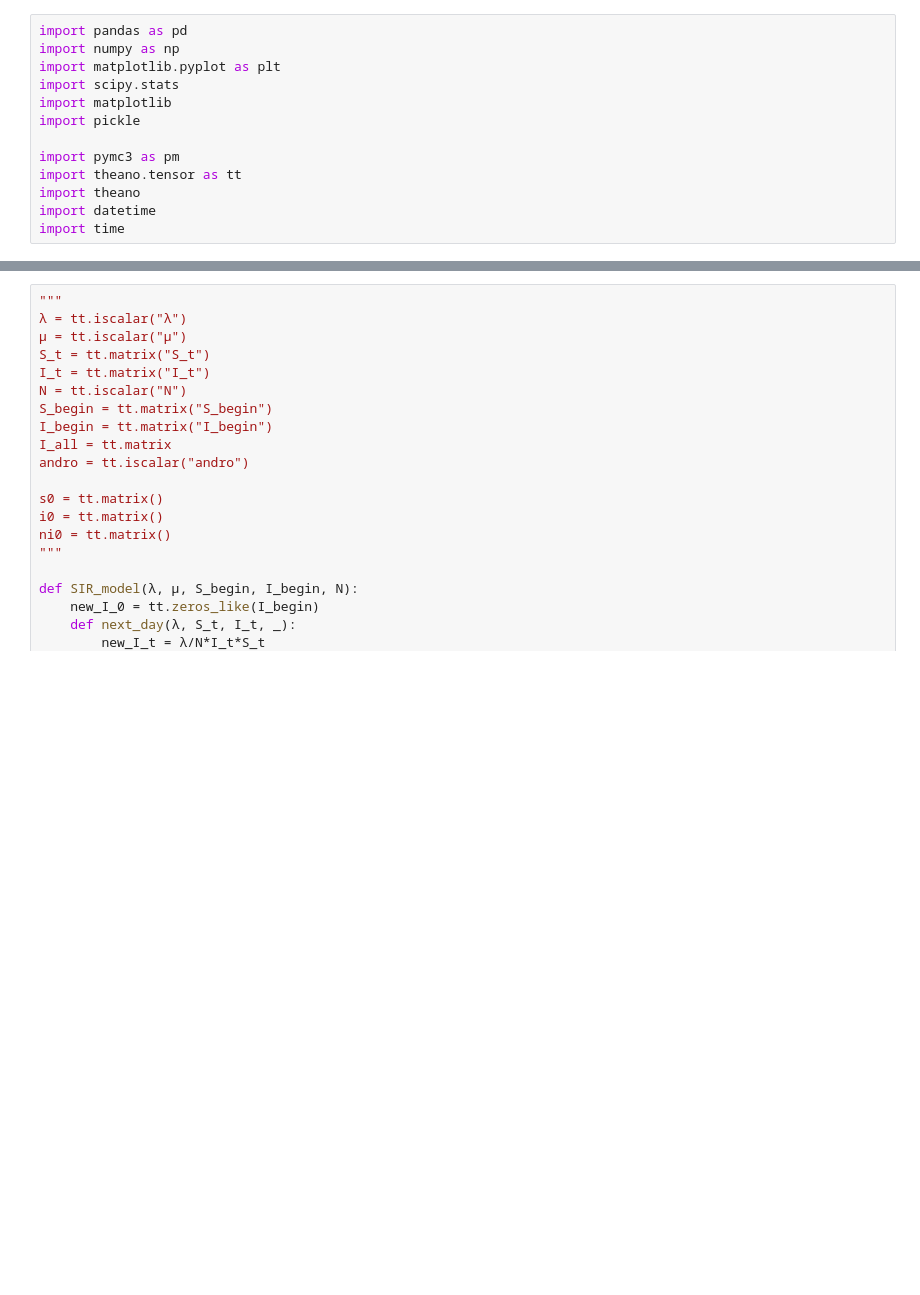
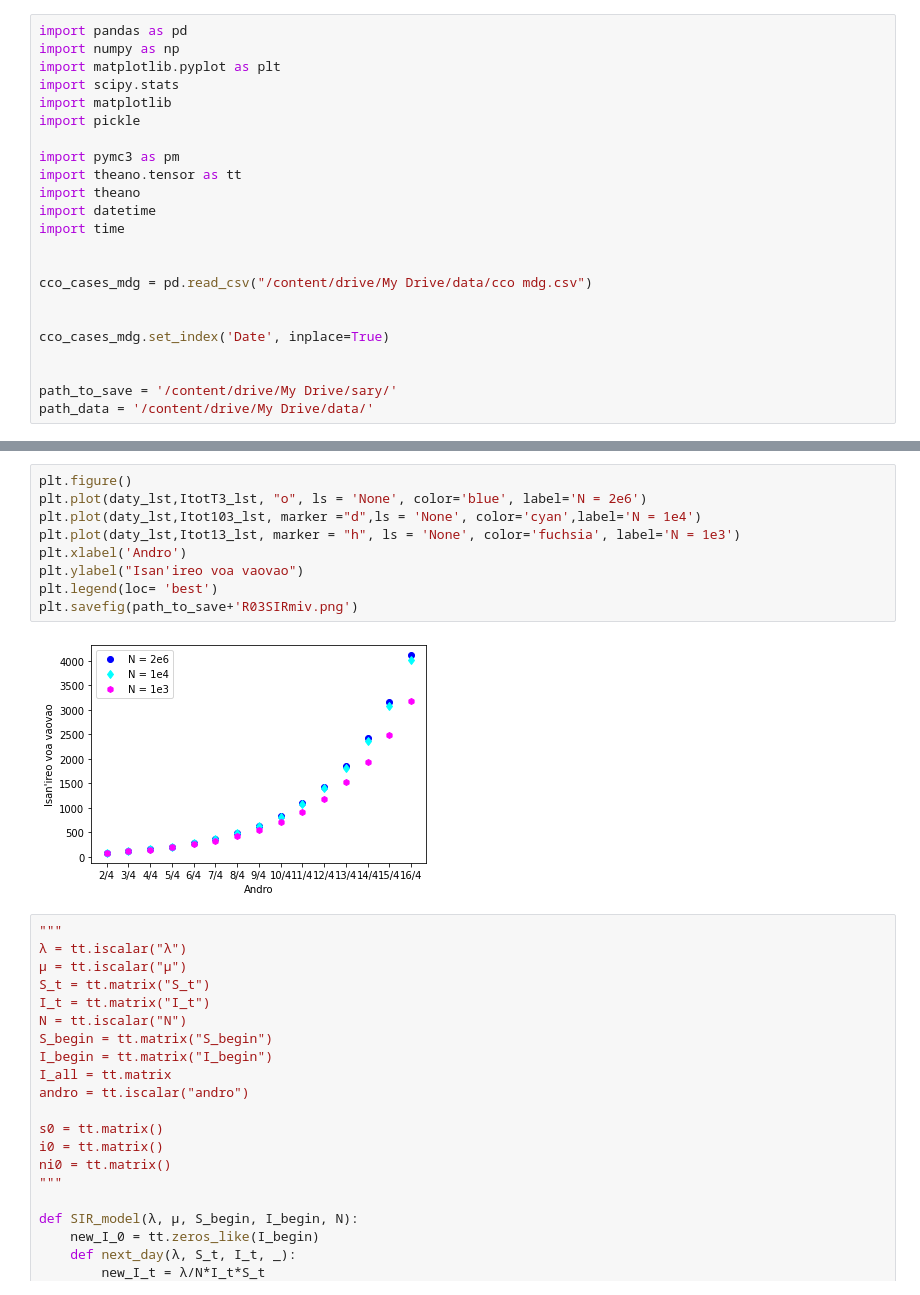
Before and after one commit to herysedra/covid19-mankaiza-clone, a Jupyter notebook: scripts/paper/simple_blocks/sir_mod_function.ipynb, the cells around one changed output, grey strips where cells are left out. Cells and saved outputs as stored; diff of their text form; blank space fills up the shorter version.

```diff
--- a/scripts/paper/simple_blocks/sir_mod_function.ipynb
+++ b/scripts/paper/simple_blocks/sir_mod_function.ipynb
@@ -13,3 +22,13 @@ import theano.tensor as tt
 import theano
 import datetime
 import time
+
+
+cco_cases_mdg = pd.read_csv("/content/drive/My Drive/data/cco mdg.csv")
+
+
+cco_cases_mdg.set_index('Date', inplace=True)
+
+
+path_to_save = '/content/drive/My Drive/sary/'
+path_data = '/content/drive/My Drive/data/'
@@ -104,3 +186,14 @@ for el in range(15):
+# %%
+plt.figure()
+plt.plot(daty_lst,ItotT3_lst, "o", ls = 'None', color='blue', label='N = 2e6')
+plt.plot(daty_lst,Itot103_lst, marker ="d",ls = 'None', color='cyan',label='N = 1e4')
+plt.plot(daty_lst,Itot13_lst, marker = "h", ls = 'None', color='fuchsia', label='N = 1e3')
+plt.xlabel('Andro')
+plt.ylabel("Isan'ireo voa vaovao")
+plt.legend(loc= 'best')
+plt.savefig(path_to_save+'R03SIRmiv.png')
+# %% [output]
+[figure, added]
 # %%
 """
 λ = tt.iscalar("λ")
```
Also changed, not shown: parts of 3 cells of this notebook.
